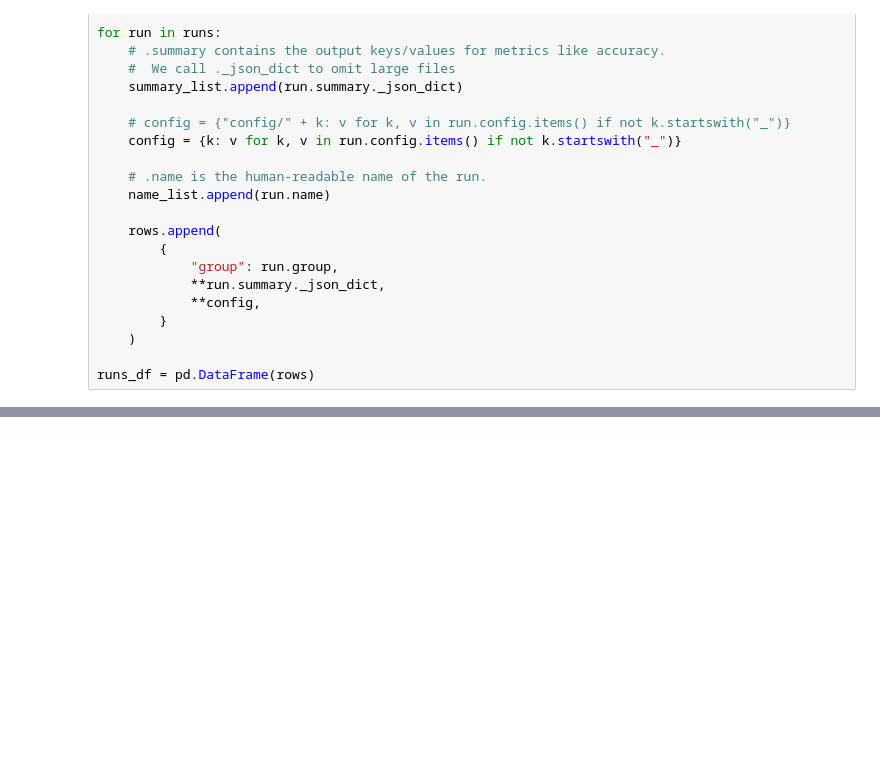
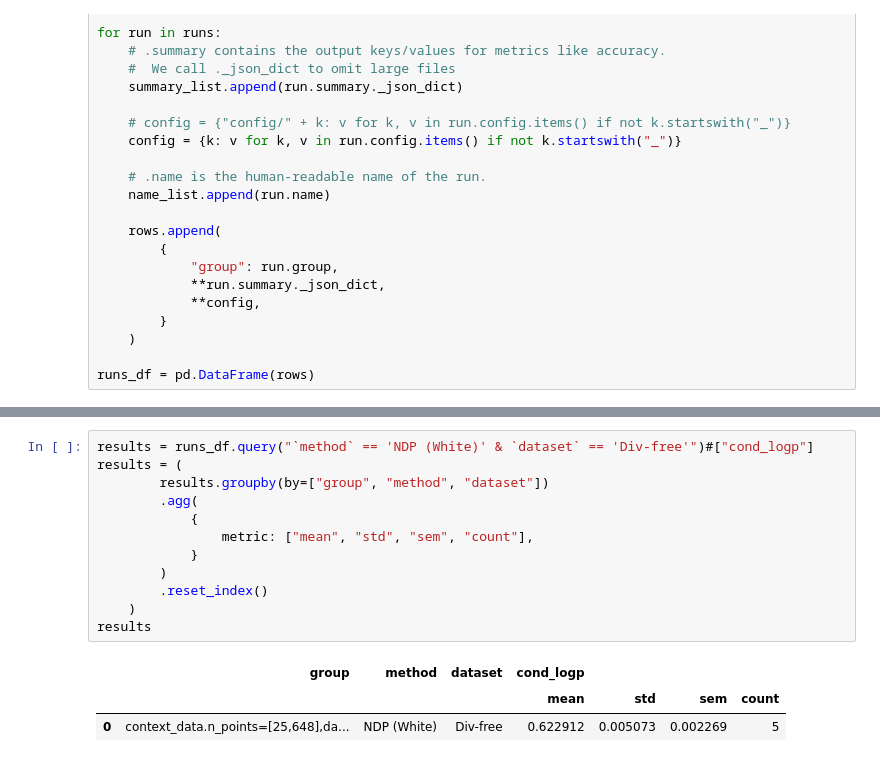
Before and after one commit to cambridge-mlg/neural_diffusion_processes, a Jupyter notebook: experiments/steerable_gp/results.ipynb, the cells around one changed output, grey strips where cells are left out. Saved outputs shown, nothing was run; the diff lists cells and outputs as text; blank space fills up the shorter version.

```diff
--- a/experiments/steerable_gp/results.ipynb
+++ b/experiments/steerable_gp/results.ipynb
@@ -327,4 +364,20 @@ cnp_runs_df = pd.DataFrame(rows, columns=columns)
 runs_df = pd.concat([runs_df, cnp_runs_df])
+# %%
+results = runs_df.query("`method` == 'NDP (White)' & `dataset` == 'Div-free'")#["cond_logp"]
+results = (
+        results.groupby(by=["group", "method", "dataset"])
+        .agg(
+            {
+                metric: ["mean", "std", "sem", "count"],
+            }
+        )
+        .reset_index()
+    )
+results
+# %% [output]
+|  | group | method | dataset | cond_logp |  |  |  |
+|  |  |  |  | mean | std | sem | count |
+| 0 | context_data.n_points=[25,648],da... | NDP (White) | Div-free | 0.622912 | 0.005073 | 0.002269 | 5 |
 # %%
 def format(table, row_names=[]):
     cols = ["method", "dataset", "result"]
```
Also changed, not shown: parts of 7 cells of this notebook, 1 other file.
